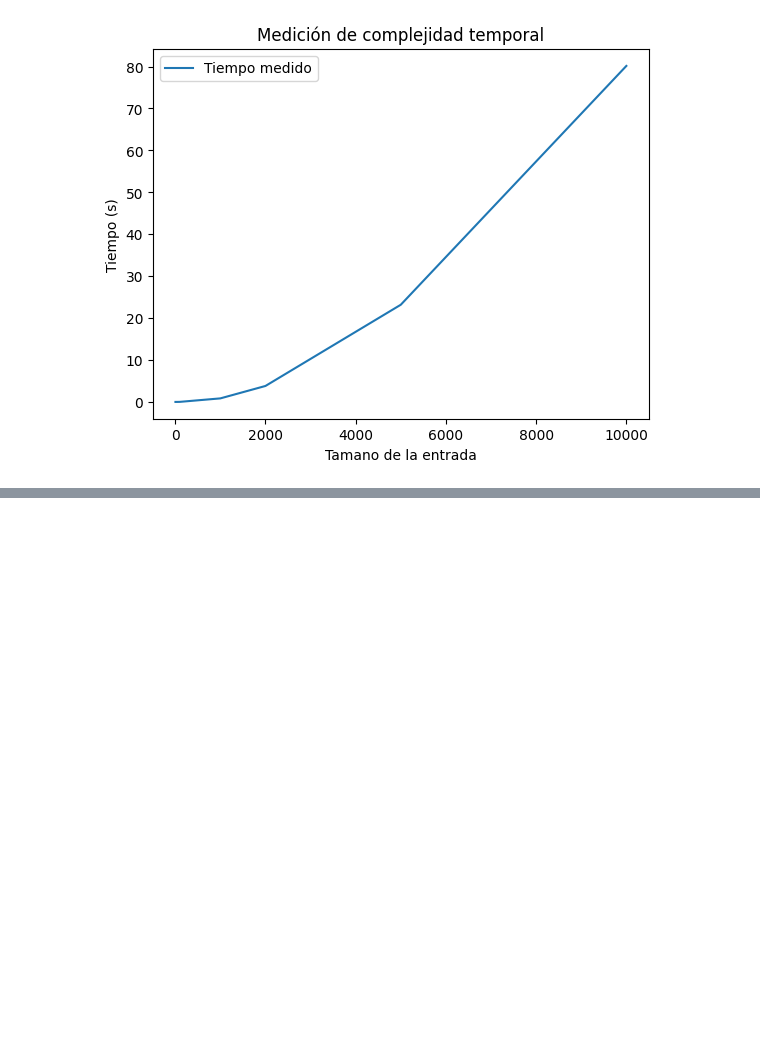
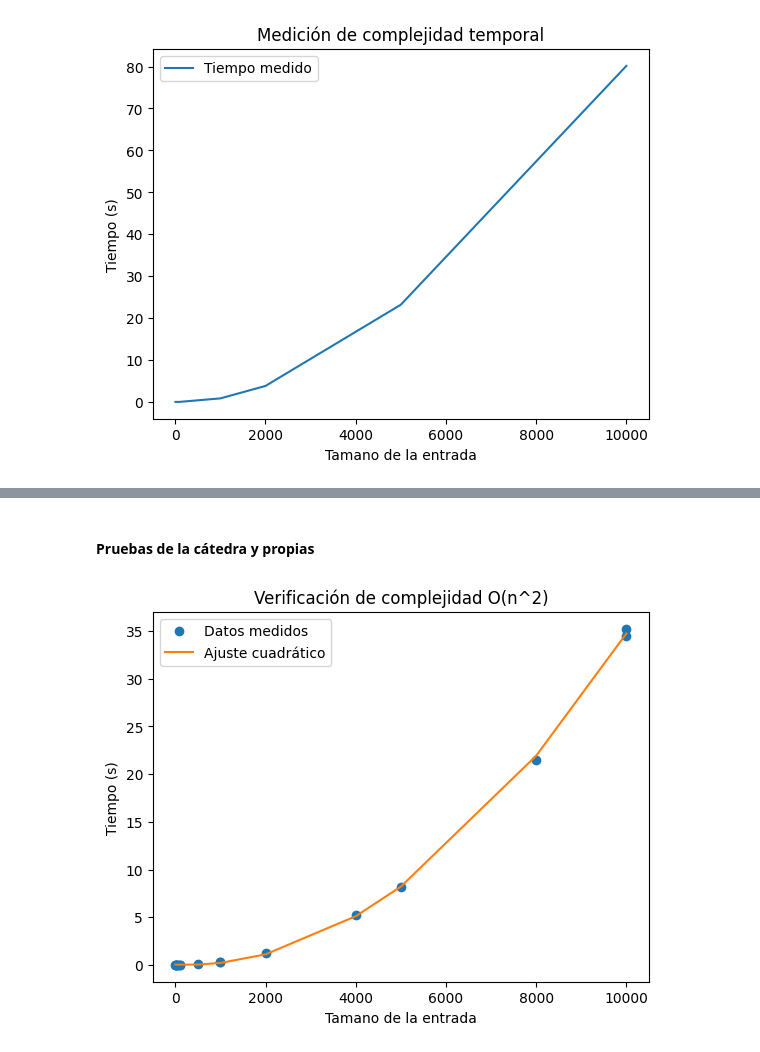
Before and after one commit to TrezeguetSanteb/TDA, a Jupyter notebook: Segunda Parte/pruebas.ipynb, the cells around one changed output, grey strips where cells are left out. Drawn from its saved outputs; the diff is of its cells as text; code cells hidden in the pictures; blank space fills up the shorter version.

```diff
--- a/Segunda Parte/pruebas.ipynb
+++ b/Segunda Parte/pruebas.ipynb
@@ -69,2 +91,6 @@ tiempos_propios = medir_tiempos(casos_propios)
+# %%
+casos_totales = generar_casos(archivos_totales)
+tamanos_totales = calcular_tamanos(casos_totales)
+tiempos_totales = medir_tiempos(casos_totales)
 # %% [markdown]
 ## Graficamos
@@ -116,0 +147,16 @@ plt.show()
+# %% [markdown]
+#### Pruebas de la cátedra y propias
+# %%
+coef = np.polyfit(tamanos_totales, tiempos_totales, 2)
+ajuste = np.polyval(coef, tamanos_totales)
+
+# Graficar ajuste
+plt.plot(tamanos_totales, tiempos_totales, 'o', label="Datos medidos")
+plt.plot(tamanos_totales, ajuste, '-', label="Ajuste cuadrático")
+plt.xlabel("Tamano de la entrada")
+plt.ylabel("Tiempo (s)")
+plt.title("Verificación de complejidad O(n^2)")
+plt.legend()
+plt.show()
+# %% [output]
+[figure, added]
```
Also changed, not shown: parts of 8 cells of this notebook, 4 other files.
